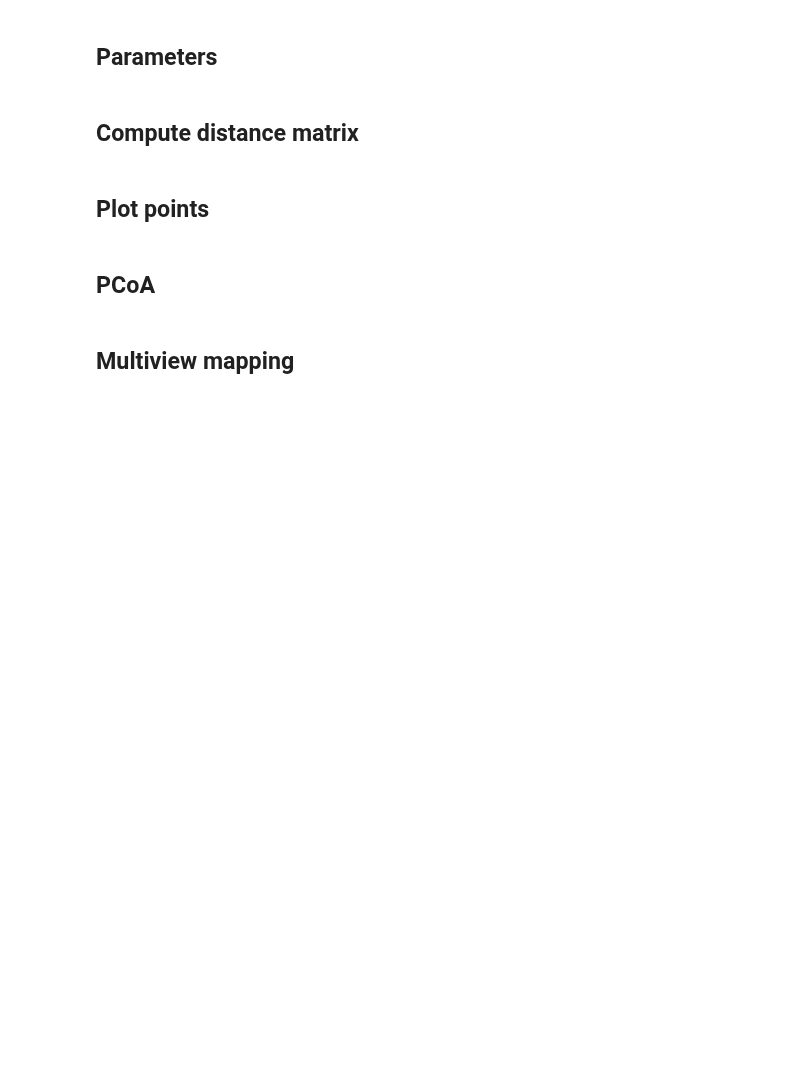
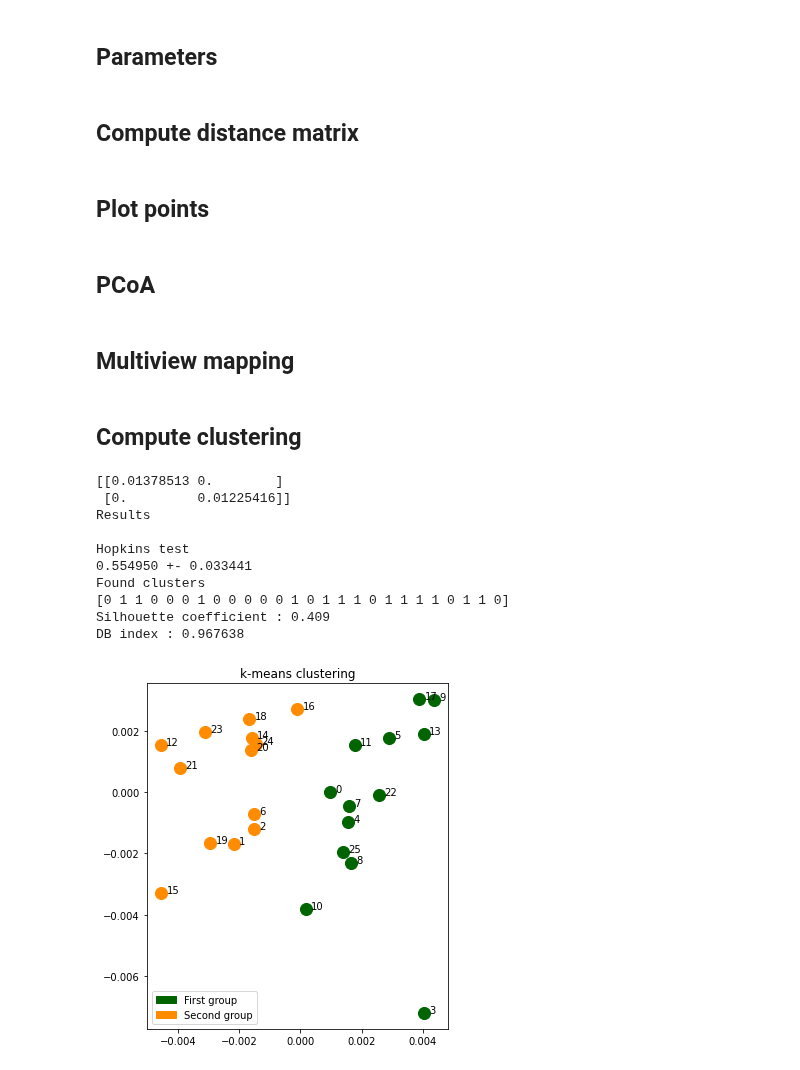
Before and after one commit to alexandremerasli/TFE, a Jupyter notebook: Final clustering.ipynb, the cells around one changed output. Drawn from its saved outputs; the diff is of its cells as text; code cells hidden in the pictures; blank space fills up the shorter version.

```diff
--- a/Final clustering.ipynb
+++ b/Final clustering.ipynb
@@ -240,3 +192,30 @@ def computeAllDistanceMatrix():
 
     # Return distance matrices
     return distance_matrix_EEG, distance_matrix_EDA, distance_matrix_IBI, distance_matrix_corr_EEG, distance_matrix_corr_EDA, distance_matrix_corr_IBI
+# %%
+from multiview.mvmds import mvmds
+def computeMVMDSCoordinate(mat=['EEG','EDA','IBI','corrEEG','corrEDA','corrIBI']):
+
+    # Computing all distance matrices
+    distance_matrix_EEG, distance_matrix_EDA, distance_matrix_IBI, distance_matrix_corr_EEG, distance_matrix_corr_EDA, distance_matrix_corr_IBI = computeAllDistanceMatrix()
+
+    # Choosing which matrices to include into the multiview
+    multiviewMat = []
+    if ('EEG' in mat):
+        multiviewMat.append(distance_matrix_EEG)
+    if ('EDA' in mat):
+        multiviewMat.append(distance_matrix_EDA)
+    if ('IBI' in mat):
+        multiviewMat.append(distance_matrix_IBI)
+    if ('corrEEG' in mat):
+        multiviewMat.append(distance_matrix_corr_EEG)
+    if ('corrEDA' in mat):
+        multiviewMat.append(distance_matrix_corr_EDA)
+    if ('corrIBI' in mat):
+        multiviewMat.append(distance_matrix_corr_IBI)
+
+    # Computing multiview mapping
+    points = mvmds(multiviewMat,len(mat)*[True],2)
+    return points
+# %% [markdown]
+## Compute clustering
@@ -242,0 +330,25 @@ def computeAllDistanceMatrix():
+# %%
+from sklearn.cluster import KMeans
+
+mat = ['EEG','EDA','IBI']
+#mat = ['EDA','IBI']
+mat = ['EEG']
+kmeans_result = Results("k-means",mat=mat)
+kmeans = KMeans(n_clusters=2,n_init=100)
+kmeans_result.applyMethod(kmeans)
+
+kmeans_result.twoClustersMethodResult()
+kmeans_result.showResultMap()
+print("DB index : %f " %kmeans_result.dbScore())
+# %% [output]
+[[0.01378513 0.        ]
+ [0.         0.01225416]]
+Results
+
+Hopkins test
+0.554950 +- 0.033441
+Found clusters
+[0 1 1 0 0 0 1 0 0 0 0 0 1 0 1 1 1 0 1 1 1 1 0 1 1 0]
+Silhouette coefficient : 0.409
+DB index : 0.967638
+[figure, added]
```
Also changed, not shown: parts of 6 cells of this notebook.
